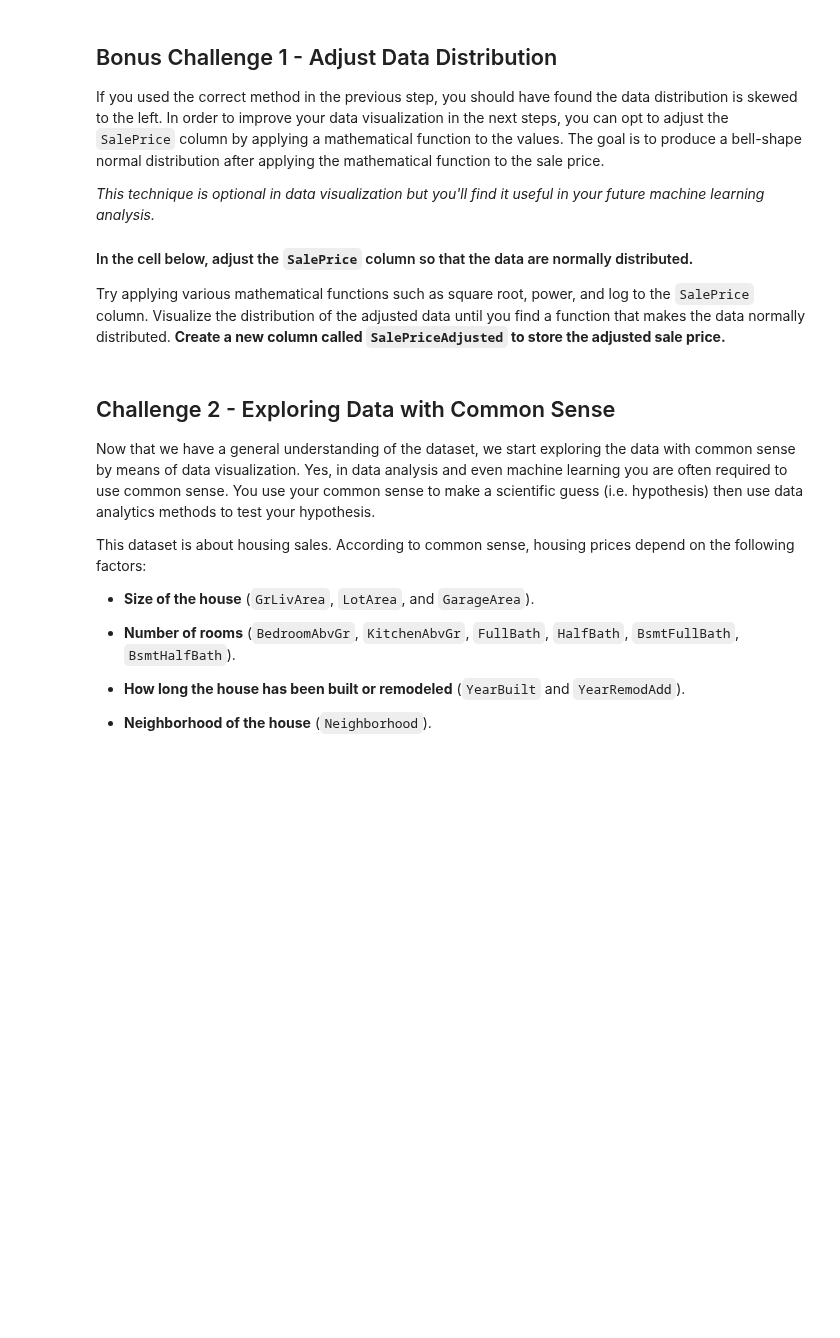
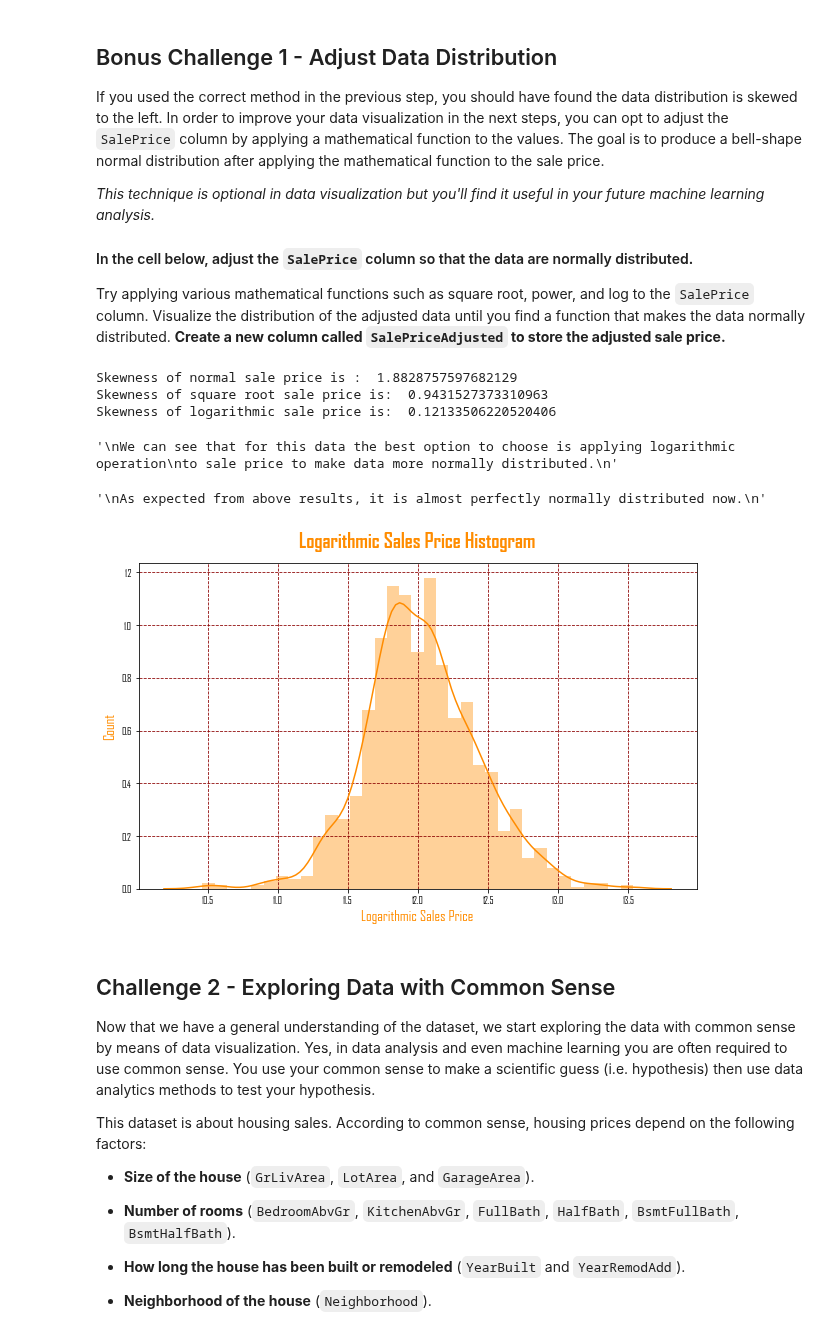
Before and after one commit to paoloironhack/data_analytics062020, a Jupyter notebook: labs/module_2/27-Storytelling-Data-Viz/your-code/main.ipynb, the cells around one changed output. Saved outputs shown, nothing was run; the diff lists cells and outputs as text; code cells hidden in the pictures; blank space fills up the shorter version.

```diff
--- a/labs/module_2/27-Storytelling-Data-Viz/your-code/main.ipynb
+++ b/labs/module_2/27-Storytelling-Data-Viz/your-code/main.ipynb
@@ -69,3 +167,37 @@ Try applying various mathematical functions such as square root, power, and log
+# %%
+# your code here
+log_saleprice = np.log(df["SalePrice"])
+sqrt_saleprice = np.sqrt(df["SalePrice"])
+df_adjusted = pd.DataFrame(columns=["SalePrice","LogSalePrice","SqrtSalePrice"])
+df_adjusted["SalePrice"] = df["SalePrice"]
+df_adjusted["LogSalePrice"] = log_saleprice
+df_adjusted["SqrtSalePrice"] = sqrt_saleprice
+print("Skewness of normal sale price is : " , df["SalePrice"].skew())
+print("Skewness of square root sale price is: " , df_adjusted["SqrtSalePrice"].skew())
+print("Skewness of logarithmic sale price is: " , df_adjusted["LogSalePrice"].skew())
+
+'''
+We can see that for this data the best option to choose is applying logarithmic operation
+to sale price to make data more normally distributed.
+'''
+# %% [output]
+Skewness of normal sale price is :  1.8828757597682129
+Skewness of square root sale price is:  0.9431527373310963
+Skewness of logarithmic sale price is:  0.12133506220520406
+'\nWe can see that for this data the best option to choose is applying logarithmic operation\nto sale price to make data more normally distributed.\n'
+# %%
+sns.distplot(df_adjusted["LogSalePrice"],color="darkorange")
+plt.grid(True,color="darkred",linestyle="--")
+plt.xlabel("Logarithmic Sales Price",size=15,color="darkorange")
+plt.ylabel("Count",size=15,color="darkorange")
+plt.title("Logarithmic Sales Price Histogram",size=20,fontweight="bold",color="darkorange",pad=15)
+
+'''
+As expected from above results, it is almost perfectly normally distributed now.
+'''
+# %% [output]
+'\nAs expected from above results, it is almost perfectly normally distributed now.\n'
+[figure, added]
 # %% [markdown]
 ## Challenge 2 - Exploring Data with Common Sense
 
```
Also changed, not shown: parts of 24 cells of this notebook.
